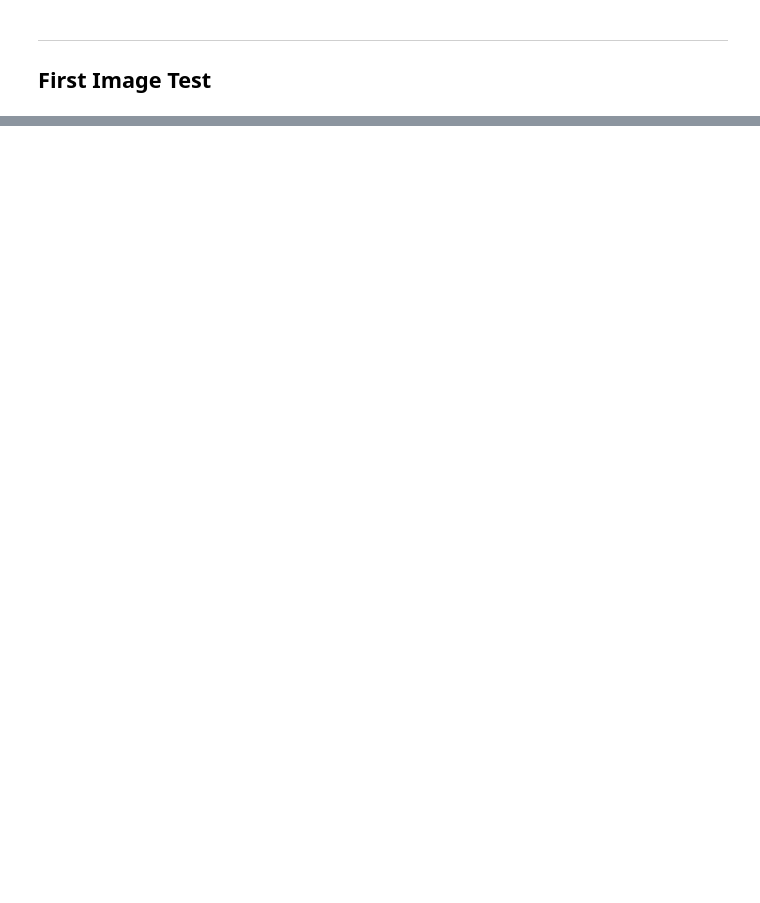
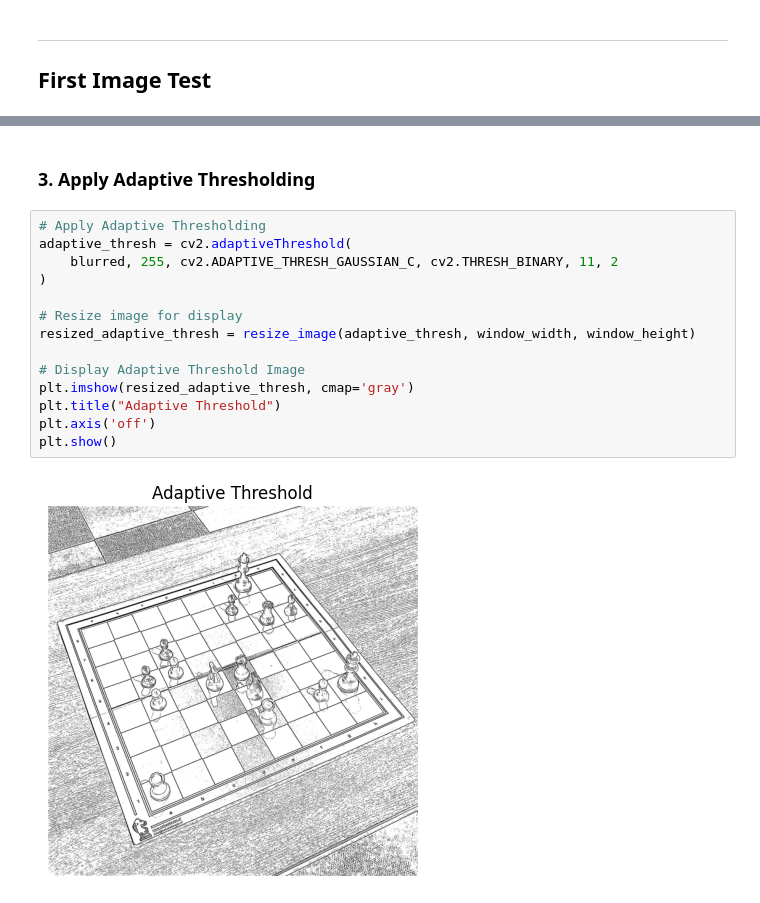
Before and after one commit to eduardooliveiraps/chessboard-vision, a Jupyter notebook: chessboard-vision.ipynb, the cells around one changed output, grey strips where cells are left out. Cells and saved outputs as stored; diff of their text form; blank space fills up the shorter version.

```diff
--- a/chessboard-vision.ipynb
+++ b/chessboard-vision.ipynb
@@ -66,0 +105,18 @@ Number of Channels: 3
+# %% [markdown]
+### 3. Apply Adaptive Thresholding
+# %%
+# Apply Adaptive Thresholding
+adaptive_thresh = cv2.adaptiveThreshold(
+    blurred, 255, cv2.ADAPTIVE_THRESH_GAUSSIAN_C, cv2.THRESH_BINARY, 11, 2
+)
+
+# Resize image for display
+resized_adaptive_thresh = resize_image(adaptive_thresh, window_width, window_height)
+
+# Display Adaptive Threshold Image
+plt.imshow(resized_adaptive_thresh, cmap='gray')
+plt.title("Adaptive Threshold")
+plt.axis('off')
+plt.show()
+# %% [output]
+[figure, added]
```
Also changed, not shown: parts of 10 cells of this notebook.
